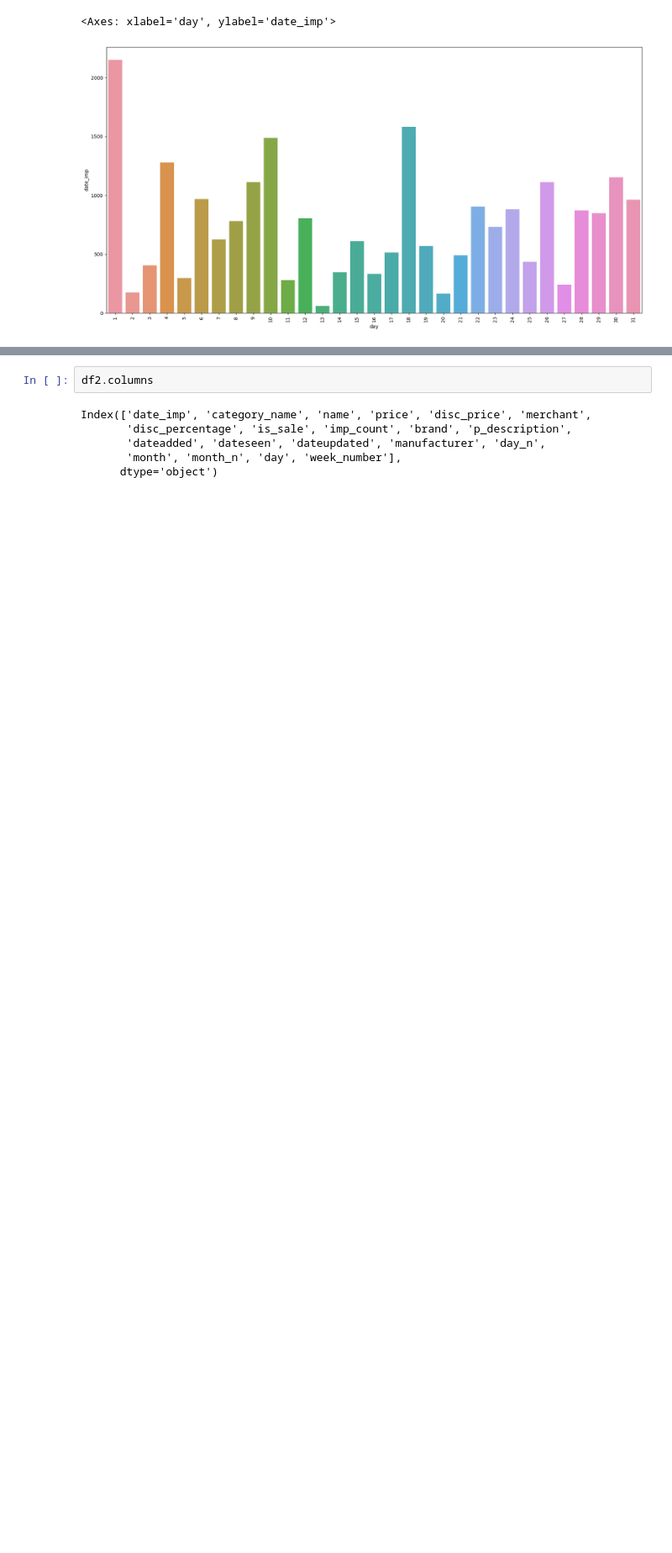
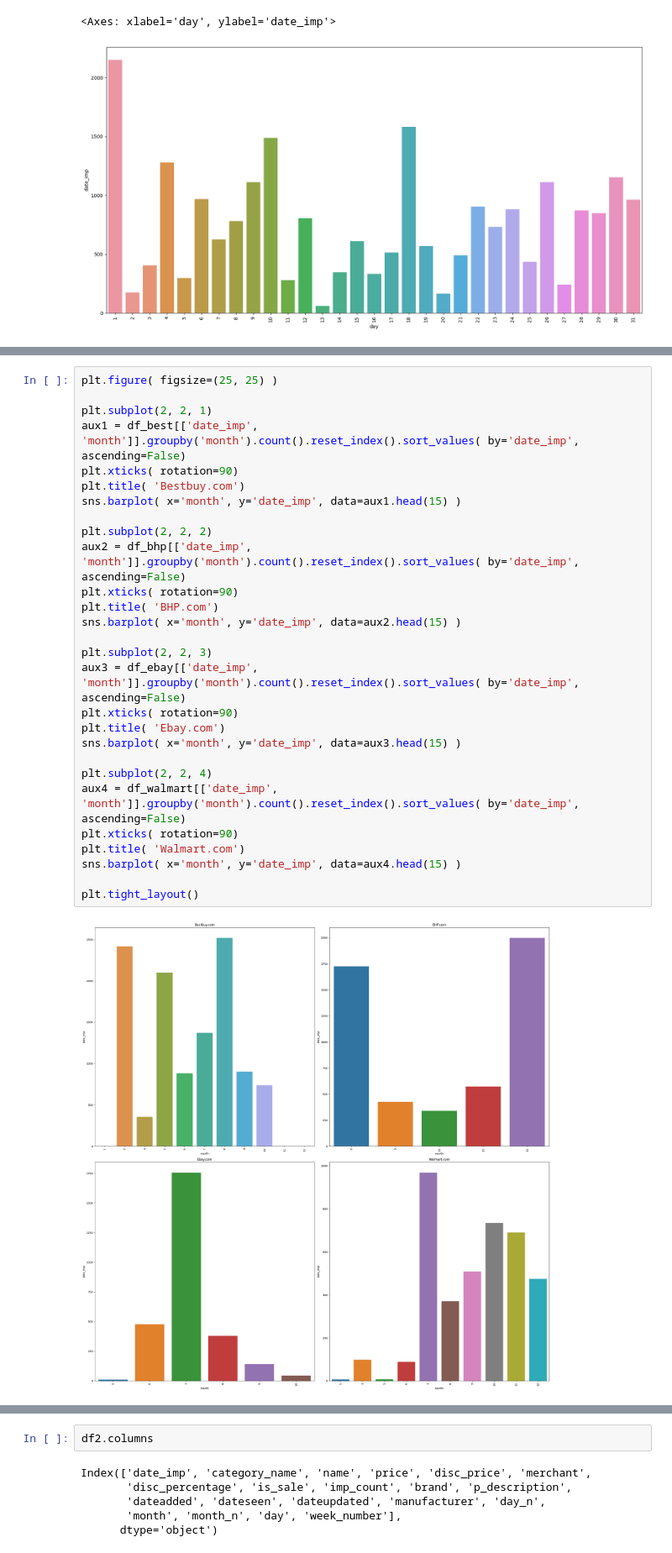
Before and after one commit to adrielepinto/price-elasticity, a Jupyter notebook: notebooks/ciclo03_eda.ipynb, the cells around one changed output, grey strips where cells are left out. Shown at 84% size. Cells and saved outputs as stored; diff of their text form; blank space fills up the shorter version.

```diff
--- a/notebooks/ciclo03_eda.ipynb
+++ b/notebooks/ciclo03_eda.ipynb
@@ -269,0 +313,30 @@ sns.barplot( x='day', y='date_imp', data=h6)
+# %%
+plt.figure( figsize=(25, 25) )
+
+plt.subplot(2, 2, 1)
+aux1 = df_best[['date_imp', 'month']].groupby('month').count().reset_index().sort_values( by='date_imp', ascending=False)
+plt.xticks( rotation=90)
+plt.title( 'Bestbuy.com')
+sns.barplot( x='month', y='date_imp', data=aux1.head(15) )
+
+plt.subplot(2, 2, 2)
+aux2 = df_bhp[['date_imp', 'month']].groupby('month').count().reset_index().sort_values( by='date_imp', ascending=False)
+plt.xticks( rotation=90)
+plt.title( 'BHP.com')
+sns.barplot( x='month', y='date_imp', data=aux2.head(15) )
+
+plt.subplot(2, 2, 3)
+aux3 = df_ebay[['date_imp', 'month']].groupby('month').count().reset_index().sort_values( by='date_imp', ascending=False)
+plt.xticks( rotation=90)
+plt.title( 'Ebay.com')
+sns.barplot( x='month', y='date_imp', data=aux3.head(15) )
+
+plt.subplot(2, 2, 4)
+aux4 = df_walmart[['date_imp', 'month']].groupby('month').count().reset_index().sort_values( by='date_imp', ascending=False)
+plt.xticks( rotation=90)
+plt.title( 'Walmart.com')
+sns.barplot( x='month', y='date_imp', data=aux4.head(15) )
+
+plt.tight_layout()
+# %% [output]
+[figure, added]
```
Also changed, not shown: parts of 12 cells of this notebook, 1 other file.
